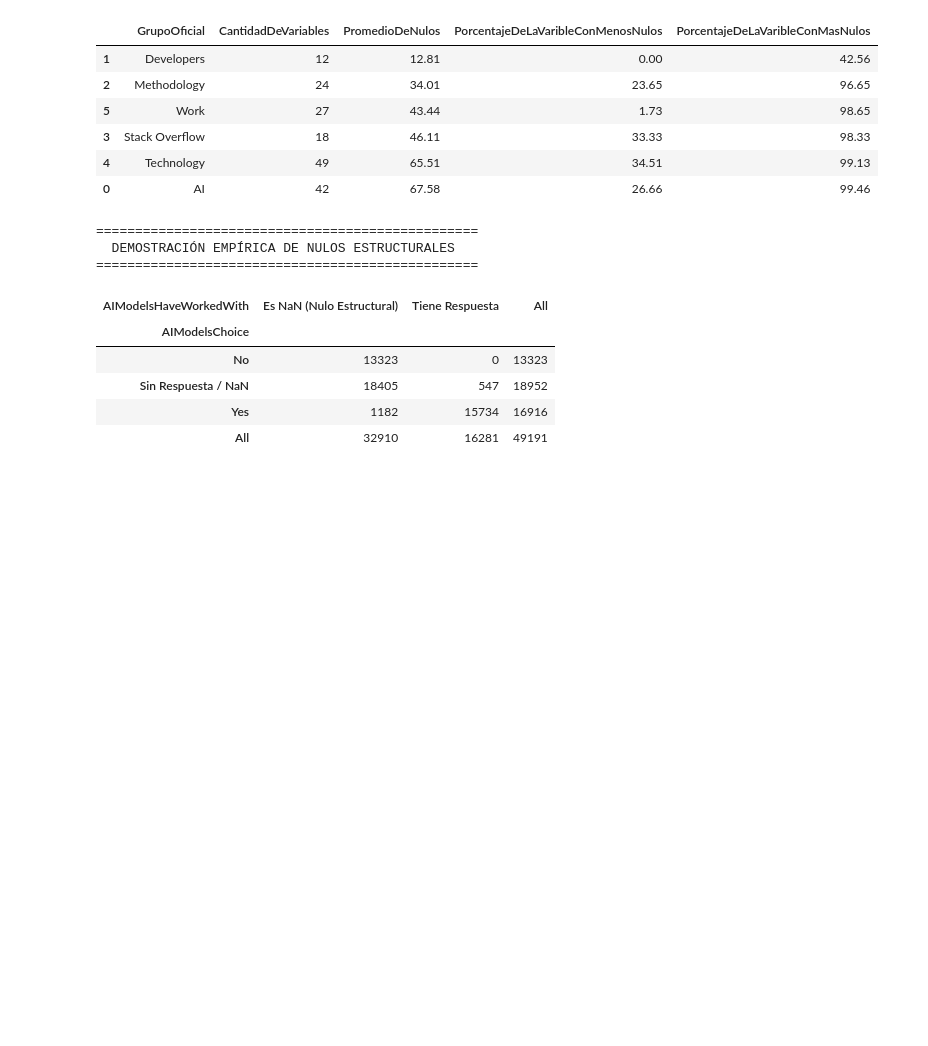
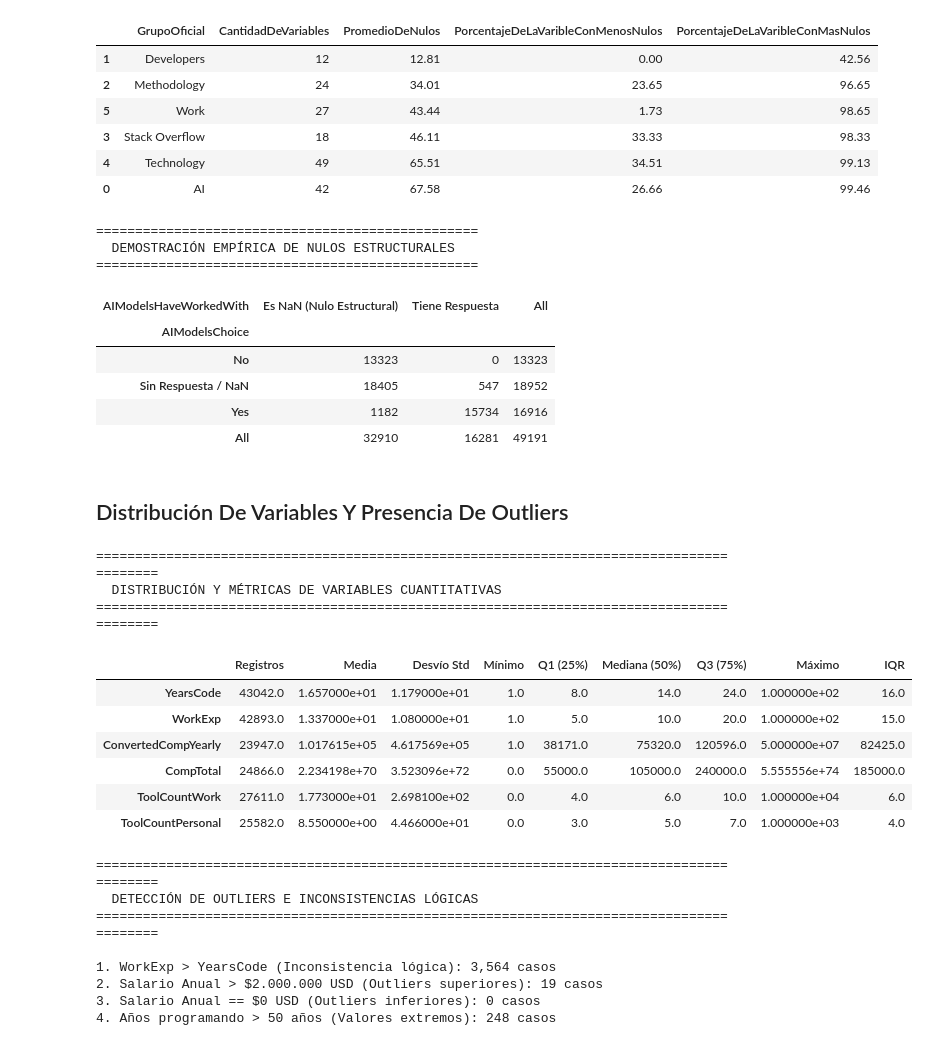
Before and after one commit to Gonza117/tp-fundamentos-ciencia-datos, a Jupyter notebook: CodigosGonza.ipynb, the cells around one changed output. Drawn from its saved outputs; the diff is of its cells as text; code cells hidden in the pictures; blank space fills up the shorter version.

Commit message:
"Distribucion De Variables Y Outliers"

```diff
--- a/CodigosGonza.ipynb
+++ b/CodigosGonza.ipynb
@@ -400,3 +400,47 @@ pd.crosstab(
 | Sin Respuesta / NaN | 18405 | 547 | 18952 |
 | Yes | 1182 | 15734 | 16916 |
 | All | 32910 | 16281 | 49191 |
+# %% [markdown]
+## Distribución De Variables Y Presencia De Outliers
+# %%
+# 1. Selección de variables cuantitativas principales
+cols_cuanti = ["YearsCode", "WorkExp", "ConvertedCompYearly", "CompTotal", "ToolCountWork", "ToolCountPersonal"]
+
+# 2. Tabla de Distribución (Estadísticos Descriptivos + IQR)
+df_num_stats = df_results[cols_cuanti].describe().T
+df_num_stats["IQR"] = df_num_stats["75%"] - df_num_stats["25%"]
+df_num_stats = df_num_stats[["count", "mean", "std", "min", "25%", "50%", "75%", "max", "IQR"]]
+df_num_stats.columns = ["Registros", "Media", "Desvío Std", "Mínimo", "Q1 (25%)", "Mediana (50%)", "Q3 (75%)", "Máximo", "IQR"]
+
+print("=========================================================================================")
+print("  DISTRIBUCIÓN Y MÉTRICAS DE VARIABLES CUANTITATIVAS")
+print("=========================================================================================\n")
+display(df_num_stats.round(2))
+
+# 3. Detección de Outliers e Inconsistencias Lógicas
+print("\n=========================================================================================")
+print("  DETECCIÓN DE OUTLIERS E INCONSISTENCIAS LÓGICAS")
+print("=========================================================================================\n")
+print(f"1. WorkExp > YearsCode (Inconsistencia lógica): {(df_results["WorkExp"] > df_results["YearsCode"]).sum():,} casos")
+print(f"2. Salario Anual > $2.000.000 USD (Outliers superiores): {(df_results["ConvertedCompYearly"] > 2000000).sum():,} casos")
+print(f"3. Salario Anual == $0 USD (Outliers inferiores): {(df_results["ConvertedCompYearly"] == 0).sum():,} casos")
+print(f"4. Años programando > 50 años (Valores extremos): {(df_results["YearsCode"] > 50).sum():,} casos")
+# %% [output]
+=========================================================================================
+  DISTRIBUCIÓN Y MÉTRICAS DE VARIABLES CUANTITATIVAS
+=========================================================================================
+|  | Registros | Media | Desvío Std | Mínimo | Q1 (25%) | Mediana (50%) | Q3 (75%) | Máximo | IQR |
+| YearsCode | 43042.0 | 1.657000e+01 | 1.179000e+01 | 1.0 | 8.0 | 14.0 | 24.0 | 1.000000e+02 | 16.0 |
+| WorkExp | 42893.0 | 1.337000e+01 | 1.080000e+01 | 1.0 | 5.0 | 10.0 | 20.0 | 1.000000e+02 | 15.0 |
+| ConvertedCompYearly | 23947.0 | 1.017615e+05 | 4.617569e+05 | 1.0 | 38171.0 | 75320.0 | 120596.0 | 5.000000e+07 | 82425.0 |
+| CompTotal | 24866.0 | 2.234198e+70 | 3.523096e+72 | 0.0 | 55000.0 | 105000.0 | 240000.0 | 5.555556e+74 | 185000.0 |
+| ToolCountWork | 27611.0 | 1.773000e+01 | 2.698100e+02 | 0.0 | 4.0 | 6.0 | 10.0 | 1.000000e+04 | 6.0 |
+| ToolCountPersonal | 25582.0 | 8.550000e+00 | 4.466000e+01 | 0.0 | 3.0 | 5.0 | 7.0 | 1.000000e+03 | 4.0 |
+=========================================================================================
+  DETECCIÓN DE OUTLIERS E INCONSISTENCIAS LÓGICAS
+=========================================================================================
+
+1. WorkExp > YearsCode (Inconsistencia lógica): 3,564 casos
+2. Salario Anual > $2.000.000 USD (Outliers superiores): 19 casos
+3. Salario Anual == $0 USD (Outliers inferiores): 0 casos
+4. Años programando > 50 años (Valores extremos): 248 casos
```
Also changed, not shown: parts of 2 cells of this notebook.
